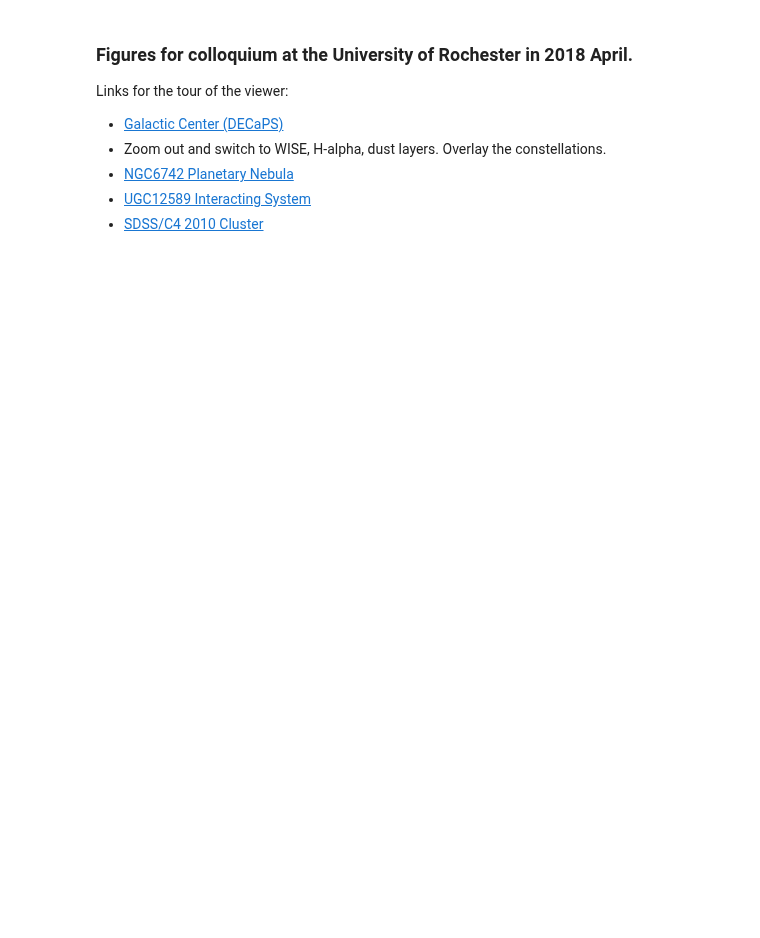
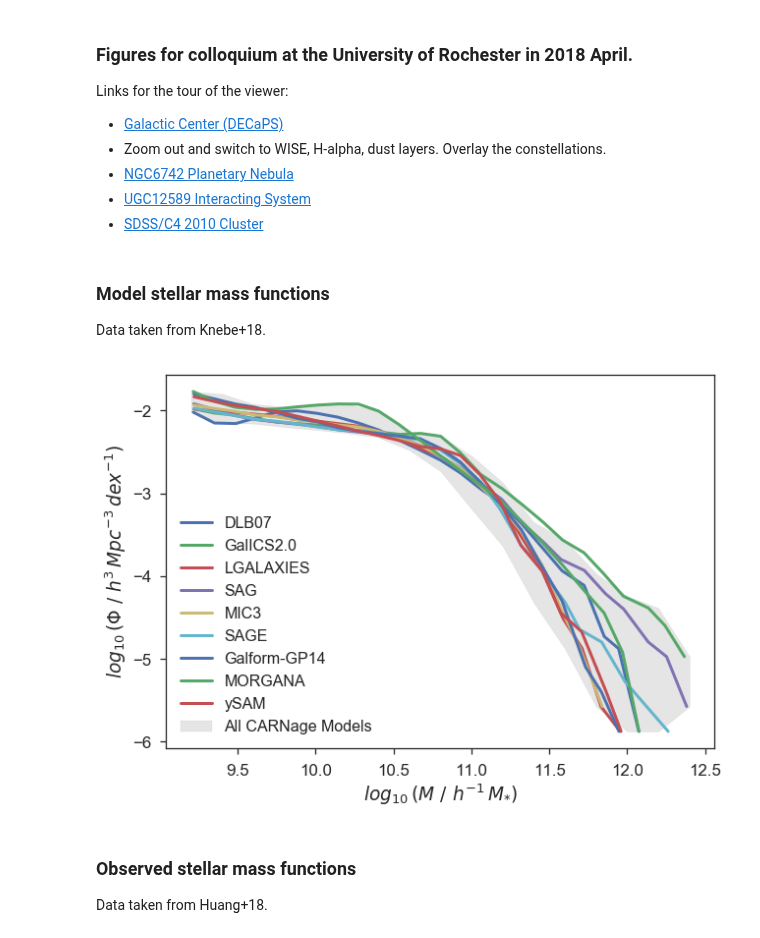
Before and after one commit to moustakas/legacyhalos, a Jupyter notebook: legacyhalos/talks/rochester-2018apr.ipynb, the cells around one changed output. Drawn from its saved outputs; the diff is of its cells as text; code cells hidden in the pictures; blank space fills up the shorter version.

```diff
--- a/legacyhalos/talks/rochester-2018apr.ipynb
+++ b/legacyhalos/talks/rochester-2018apr.ipynb
@@ -19,8 +22,15 @@ from astropy.io import fits
 from astropy.table import Table
 # %%
 import seaborn as sns
-sns.set(context='talk', style='ticks', font_scale=1.3)#, palette='Set1')
+colors = sns.color_palette()
+sns.set(context='talk', style='ticks', font_scale=1.3, palette='deep')
 # %%
 import legacyhalos.io
 # %%
 %matplotlib inline
+# %%
+hdefault = 0.7 # 0.677 # Hubble constant
+# %% [markdown]
+### Model stellar mass functions
+
+Data taken from Knebe+18.
@@ -26,0 +83,26 @@ import legacyhalos.io
+# %%
+def qa_carnage_smf(individual=True, fullrange=False):
+    fig, ax = plt.subplots(figsize=(10, 7))
+    if individual:
+        data, labels = read_carnage_smf()
+        for dd, ll in zip(data, labels):
+            ax.plot(dd['mstar'], dd['phi'], label=ll, lw=3)
+
+    if fullrange:
+        mstar, phimin, phimax = read_carnage_smf(fullrange=True, seed=1)
+        ax.fill_between(mstar, phimin, phimax, alpha=0.2, color='gray',
+                       label='All CARNage Models')
+
+    ax.grid()
+    ax.set_xlabel(r'$log_{10}\, (M\ /\ h^{-1}\, M_{*})$')
+    ax.set_ylabel(r'$log_{10}\, (\Phi\ /\ h^{3}\, Mpc^{-3}\, dex^{-1})$')
+    ax.grid()
+    ax.legend(loc='lower left', ncol=1, fontsize=16)
+# %%
+qa_carnage_smf(fullrange=True)
+# %% [output]
+[figure, added]
+# %% [markdown]
+### Observed stellar mass functions
+
+Data taken from Huang+18.
```
Also changed, not shown: parts of 20 cells of this notebook.
